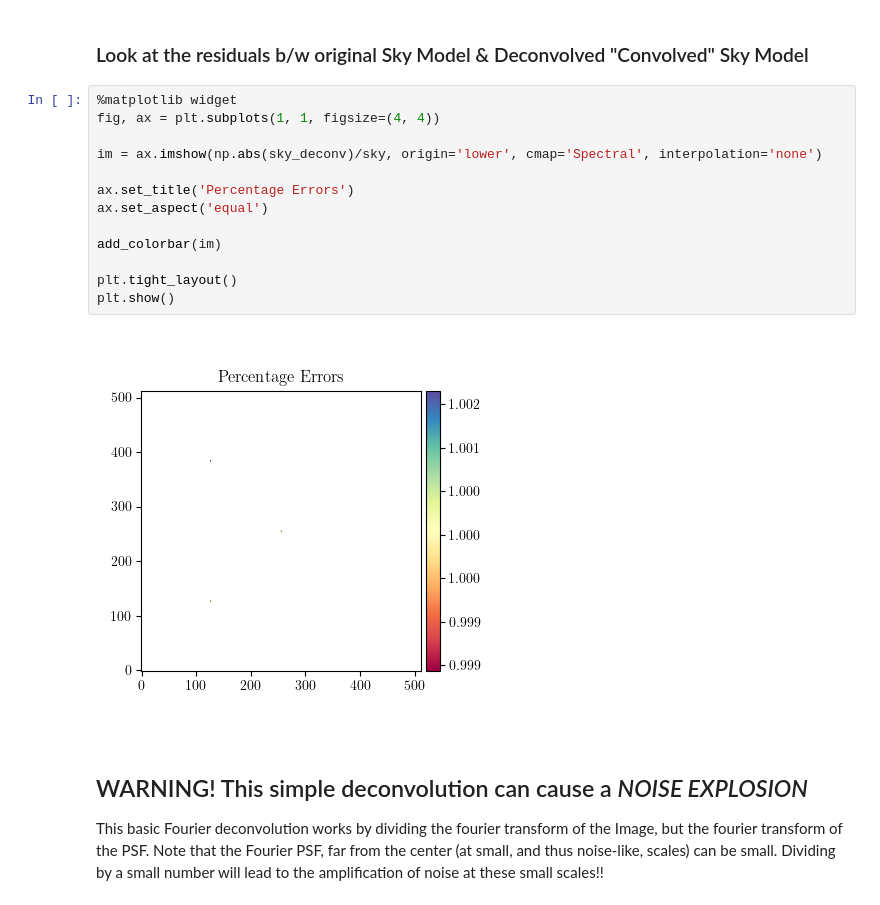
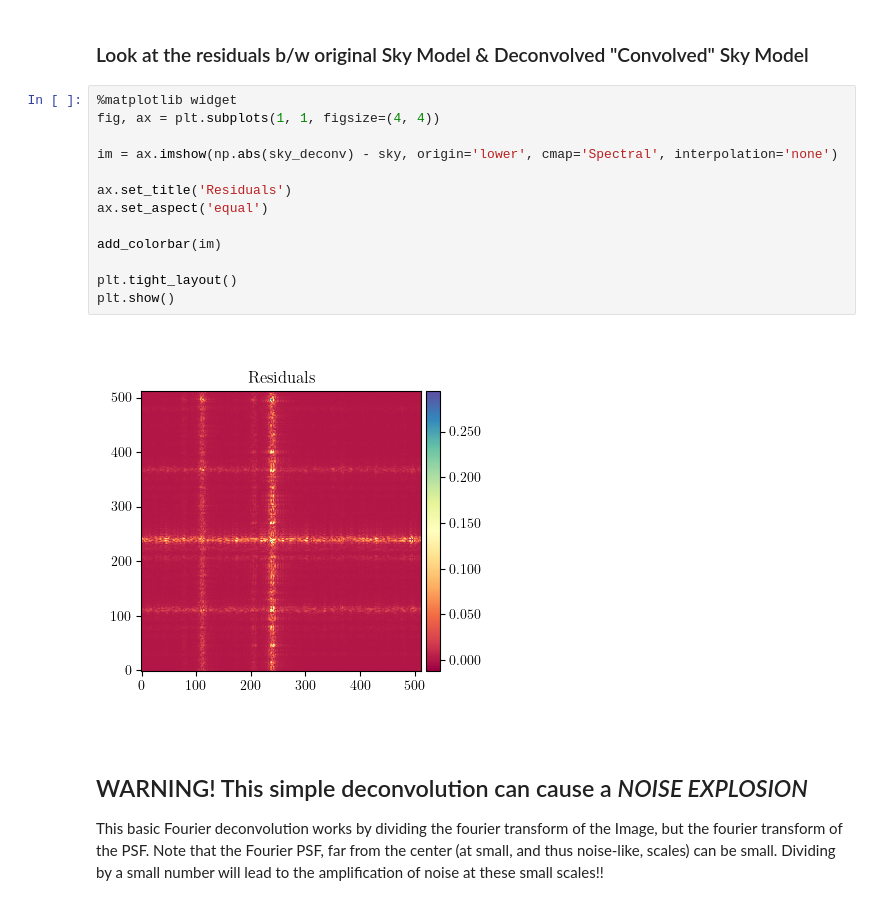
Before and after one commit to amanchokshi/radio-deconvolution, a Jupyter notebook: radio_deconvolution.ipynb, the cells around one changed output. Drawn from its saved outputs; the diff is of its cells as text.

```diff
--- a/radio_deconvolution.ipynb
+++ b/radio_deconvolution.ipynb
@@ -189,18 +189,18 @@ plt.show()
 # %%
 %matplotlib widget
 fig, ax = plt.subplots(1, 1, figsize=(4, 4))
 
-im = ax.imshow(np.abs(sky_deconv)/sky, origin='lower', cmap='Spectral', interpolation='none')
+im = ax.imshow(np.abs(sky_deconv) - sky, origin='lower', cmap='Spectral', interpolation='none')
 
-ax.set_title('Percentage Errors')
+ax.set_title('Residuals')
 ax.set_aspect('equal')
 
 add_colorbar(im)
 
 plt.tight_layout()
 plt.show()
 # %% [output]
-[figure, old version]
+[figure, new version]
 # %% [markdown]
 ## WARNING! This simple deconvolution can cause a *NOISE EXPLOSION*
 
```
Also changed, not shown: parts of 1 cell of this notebook.
